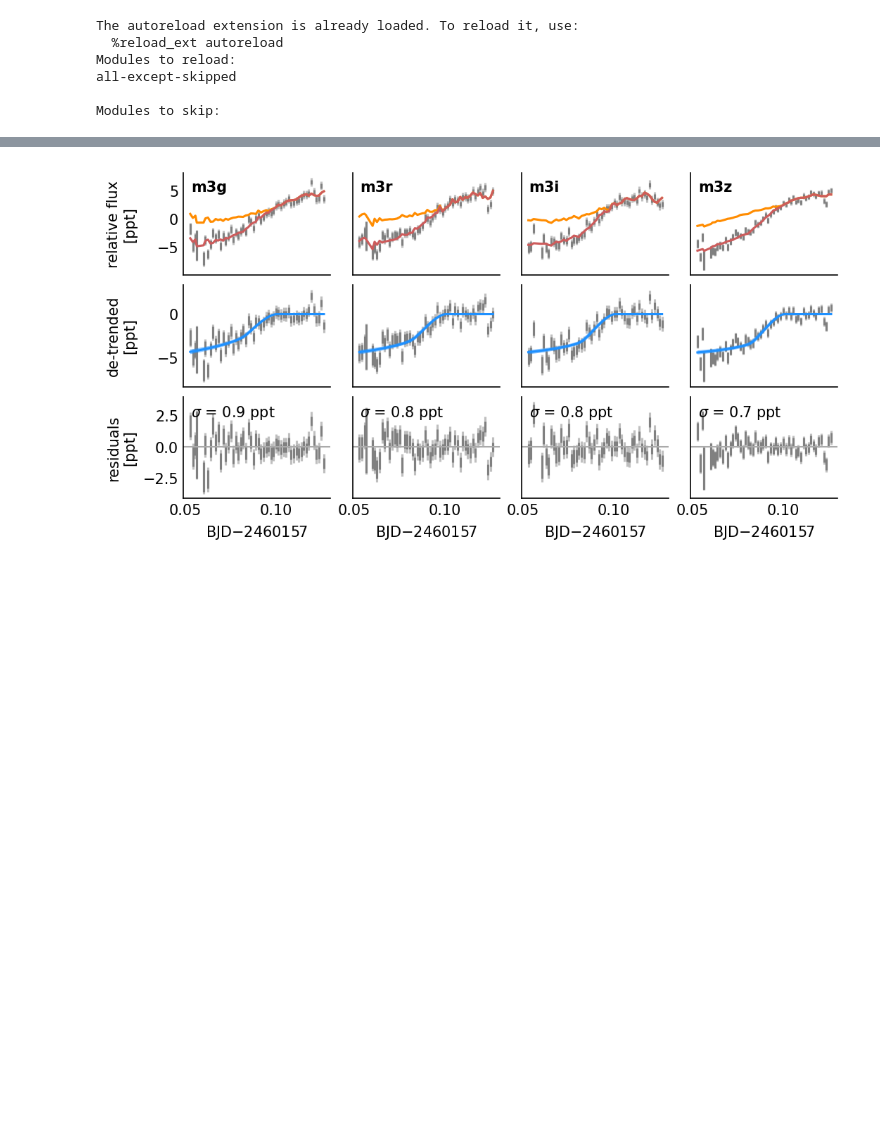
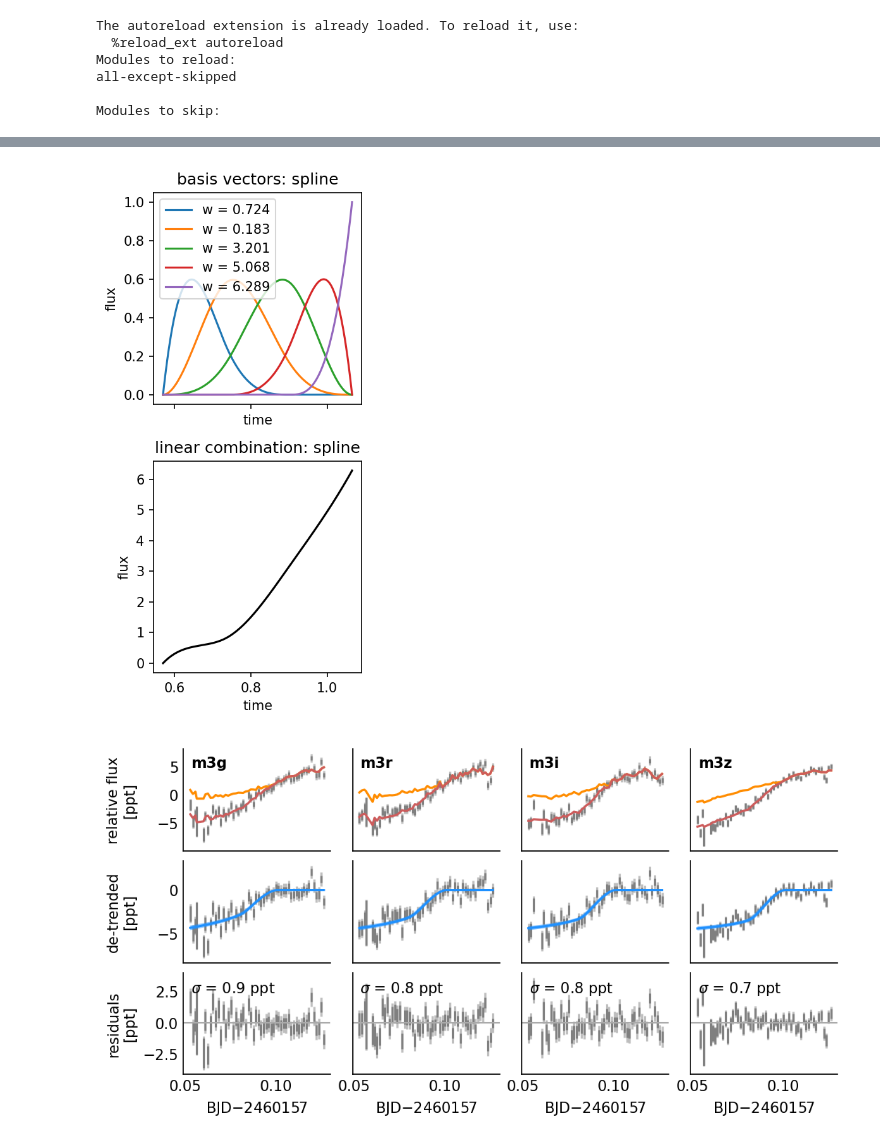
Before and after one commit to john-livingston/timer, a Jupyter notebook: notebooks/test.ipynb, the cells around one changed output, grey strips where cells are left out. Saved outputs shown, nothing was run; the diff lists cells and outputs as text; code cells hidden in the pictures; blank space fills up the shorter version.

```diff
--- a/notebooks/test.ipynb
+++ b/notebooks/test.ipynb
@@ -54,3 +166,96 @@ loading MAP solution from map.pkl
+# %%
+style = 1
+name = 's25-1'
+# fit.plot_systematics(name, style=style)
+
+trend = fit.fit_params['data'][name]['trend']
+ntrend = trend if trend else 0
+spline = fit.fit_params['data'][name]['spline']
+nspline = 5 if spline else 0
+bias = fit.fit_params['data'][name]['add_bias']
+nbias = 1 if bias else 0
+
+x = fit.data[name]['x']
+X = fit.data[name]['X']
+mask = fit.masks[name]
+if mask is None:
+    mask = np.ones(len(x), dtype=bool)
+w = fit.map_soln[f'{name}_weights']
+covariates = not X.shape[1] == nspline + ntrend + nbias
+ncovariates = X.shape[1] - ntrend - nspline - nbias
+
+x_ = x[mask]
+X_cov = X[mask,:ncovariates]
+X_tre = X[mask,ncovariates:(ncovariates+ntrend)]
+X_spl = X[mask,(ncovariates+ntrend):(ncovariates+ntrend+nspline)]
+w_cov = w[:ncovariates]
+w_tre = w[ncovariates:(ncovariates+ntrend)]
+w_spl = w[(ncovariates+ntrend):(ncovariates+ntrend+nspline)]
+
+if style == 1:
+
+    if covariates and spline:
+        fig, axs = plt.subplots(2, 2, figsize=(6,6), sharex=True)
+    elif covariates or spline:
+        fig, axs = plt.subplots(2, 1, figsize=(3,6), sharex=True)
+
+    def plot(axs, x, X, w, name):
+        # axs[0].plot(x, X)
+        for i,y in enumerate(X.T):
+            axs[0].plot(x, y, label=f'w = {w[i] :.3f}')
+        axs[0].legend()
+        axs[1].plot(x, np.dot(X,w), color='k')
+        plt.setp(axs[0], title=f'basis vectors: {name}')
+        plt.setp(axs[1], title=f'linear combination: {name}')
+
+    if covariates and not spline:
+        plot(axs, x_, X_cov, w_cov, 'covariates')
+
+    elif spline and not covariates:
+        plot(axs, x_, X_spl, w_spl, 'spline')
+
+    elif spline and covariates:
+        plot(axs[:,0], x_, X_cov, w_cov, 'covariates')
+        plot(axs[:,1], x_, X_spl, w_spl, 'spline')
+
+    plt.setp(axs, xlabel='time', ylabel='flux')
+    fig.tight_layout()
+
+elif style == 2:
+
+    if covariates and spline:
+        nax = 3
+        fig, axs = plt.subplots(1, 3, figsize=(9,3), sharex=True)
+    elif covariates or spline:
+        nax = 1
+        fig, ax = plt.subplots(1, 1, figsize=(3,3), sharex=True)
+
+    def plot(ax, x, X, w, name):
+        for i,y in enumerate(X.T):
+            ax.plot(x, y, label=f'w = {w[i] :.3f}')
+        ax.plot(x, np.dot(X,w), color='k', label=f'sum')
+        ax.legend()
+        plt.setp(ax, title=f'{name}')
+
+    if covariates and not spline:
+        plot(ax, x_, X_cov, w_cov, 'covariates')
+
+    elif spline and not covariates:
+        plot(ax, x_, X_spl, w_spl, 'spline')
+
+    elif spline and covariates:
+        plot(axs[0], x_, X_cov, w_cov, 'covariates')
+        plot(axs[1], x_, X_spl, w_spl, 'spline')
+        axs[2].plot(x_, np.dot(X_cov,w_cov)+np.dot(X_spl,w_spl), color='k')
+        plt.setp(axs[2], title='sum')
+
+    if nax == 1:
+        plt.setp(ax, xlabel='time', ylabel='flux')
+    else:
+        plt.setp(axs, xlabel='time', ylabel='flux')
+    fig.tight_layout()
+# %% [output]
+[figure, added]
 # %%
 # fit.sample()
 fit.plot_multi()
```
Also changed, not shown: parts of 5 cells of this notebook, 4 other files.
